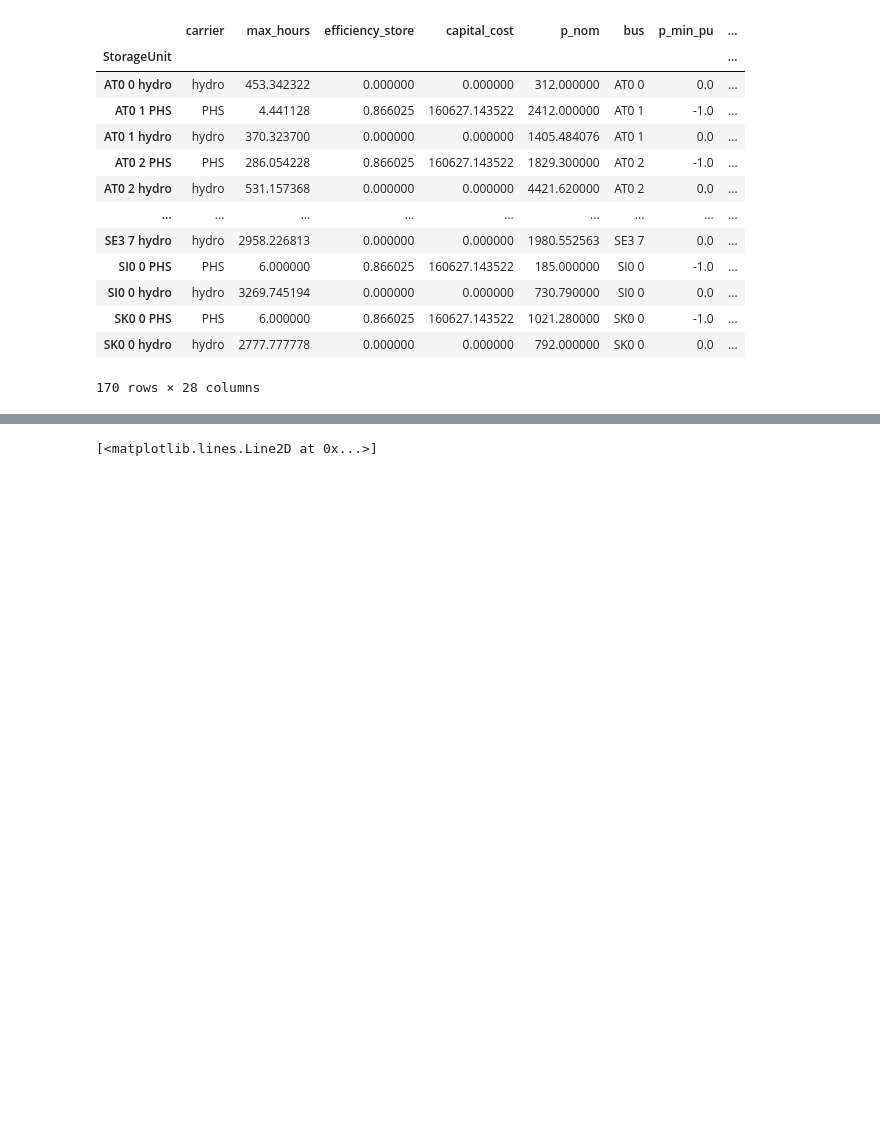
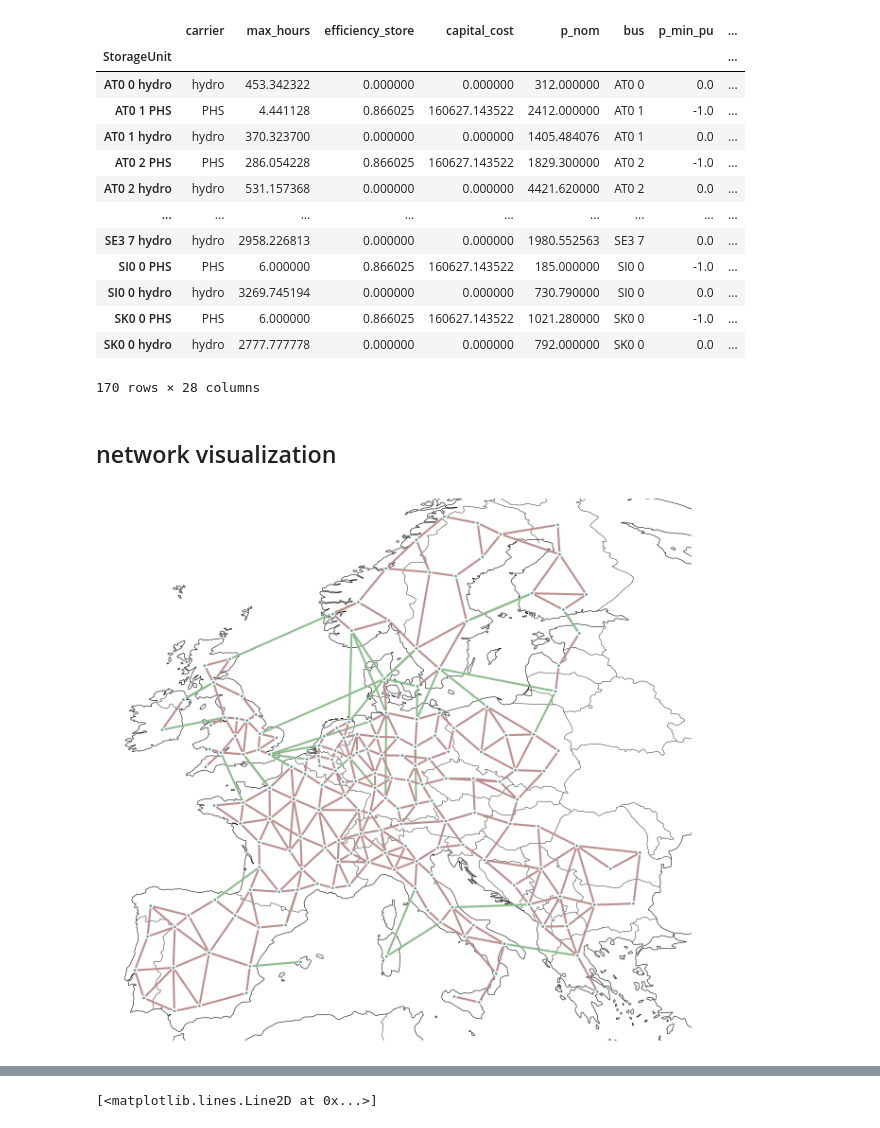
Before and after one commit to JulianGeis/master_thesis, a Jupyter notebook: notebooks/startup.ipynb, the cells around one changed output, grey strips where cells are left out. Cells and saved outputs as stored; diff of their text form; code cells hidden in the pictures; blank space fills up the shorter version.

```diff
--- a/notebooks/startup.ipynb
+++ b/notebooks/startup.ipynb
@@ -139,3 +167,15 @@ n.storage_units
 | SK0 0 PHS | PHS | 6.000000 | 0.866025 | 160627.143522 | 1021.280000 | SK0 0 | -1.0 | ... |
 | SK0 0 hydro | hydro | 2777.777778 | 0.000000 | 0.000000 | 792.000000 | SK0 0 | 0.0 | ... |
 170 rows × 28 columns
+# %% [markdown]
+## network visualization
+# %%
+m = n.copy()
+m.mremove("Bus",m.buses[n.buses.x == 0].index )
+# %%
+fig, ax = plt.subplots(1, 1, subplot_kw={"projection": ccrs.EqualEarth()}, figsize=(8, 8))
+
+m.plot(ax=ax, projection=ccrs.EqualEarth())
+plt.show()
+# %% [output]
+[figure, added]
```
Also changed, not shown: parts of 39 cells of this notebook, 2 other files.
